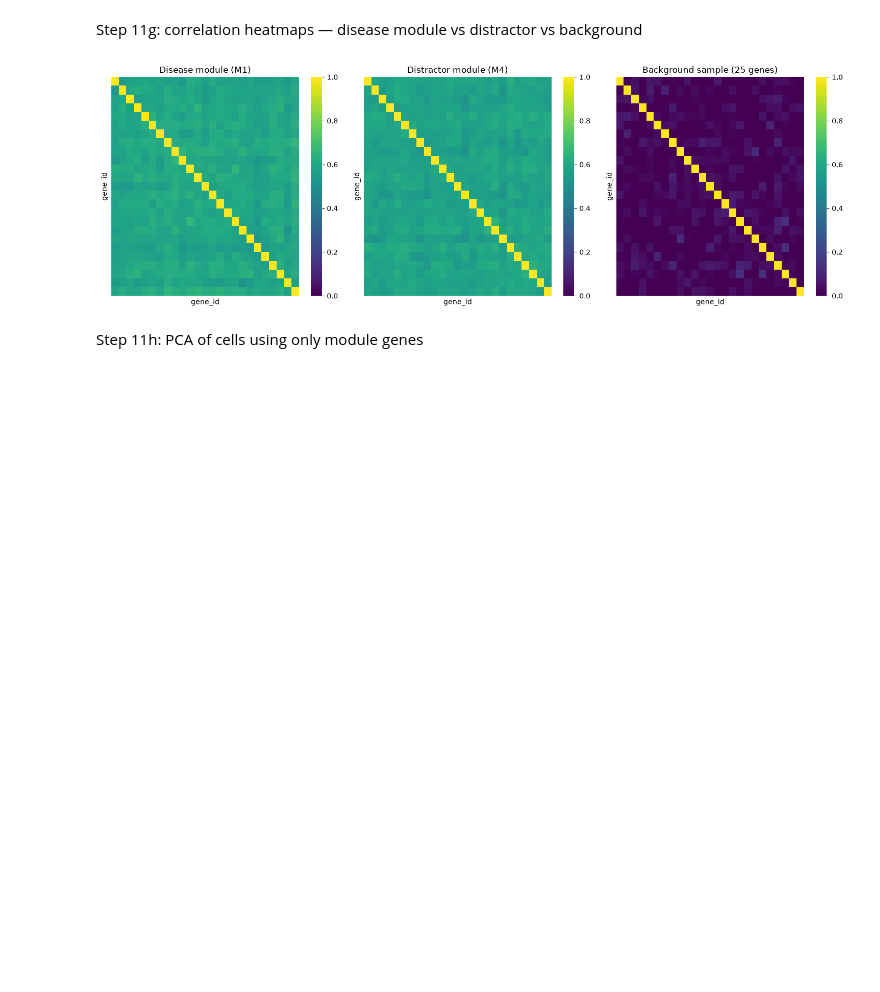
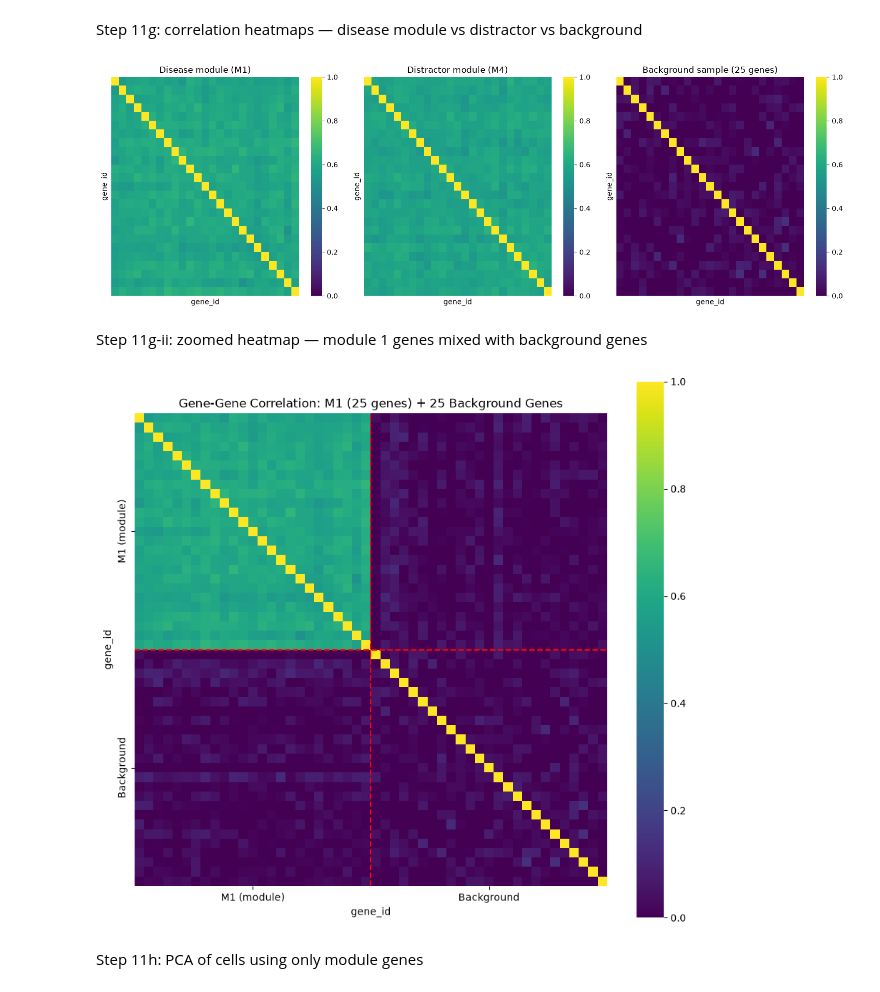
Before and after one commit to sierramendoza543/sierra-gating-project, a Jupyter notebook: edits_syntheticdata.ipynb, the cells around one changed output. Cells and saved outputs as stored; diff of their text form; code cells hidden in the pictures; blank space fills up the shorter version.

Commit message:
Add zoomed gene-gene correlation heatmap for module 1 vs background
Single 50x50 heatmap (module M1's 25 genes + 25 random background genes)
so the correlated module shows up as one clear 25x25 block against
uncorrelated background, rather than as separate side-by-side panels.

Co-Authored-By: Claude Sonnet 5 <noreply@anthropic.com>

```diff
--- a/edits_syntheticdata.ipynb
+++ b/edits_syntheticdata.ipynb
@@ -572,6 +572,37 @@ plt.tight_layout()
 plt.show()
 # %% [output]
 [figure]
+# %% [markdown]
+Step 11g-ii: zoomed heatmap — module 1 genes mixed with background genes
+# %%
+# Step 11g-ii: zoomed correlation heatmap -- module 1 mixed with background genes
+#
+# 50 genes total: the first 25 belong to disease module M1, the last 25 are
+# a random background sample (the same bg_sample used above). Unlike the
+# side-by-side panels above, this puts both gene sets in ONE matrix so the
+# M1 block should visibly stand out as a bright 25x25 square against the
+# uncorrelated background genes surrounding it.
+
+module1_genes = module_gene_lists[disease_modules[0]]
+mixed_gene_list = module1_genes + bg_sample
+mixed_corr = norm_mat_g1.loc[mixed_gene_list].T.corr()
+
+plt.figure(figsize=(9, 8))
+ax = sns.heatmap(
+    mixed_corr, vmin=0, vmax=1, cmap="viridis", cbar=True,
+    xticklabels=False, yticklabels=False, square=True
+)
+ax.axvline(len(module1_genes), color="red", linestyle="--", linewidth=1.5)
+ax.axhline(len(module1_genes), color="red", linestyle="--", linewidth=1.5)
+ax.set_xticks([len(module1_genes) / 2, len(module1_genes) + len(bg_sample) / 2])
+ax.set_xticklabels([f"{disease_modules[0]} (module)", "Background"])
+ax.set_yticks([len(module1_genes) / 2, len(module1_genes) + len(bg_sample) / 2])
+ax.set_yticklabels([f"{disease_modules[0]} (module)", "Background"], rotation=90, va="center")
+plt.title(f"Gene-Gene Correlation: {disease_modules[0]} (25 genes) + 25 Background Genes")
+plt.tight_layout()
+plt.show()
+# %% [output]
+[figure, added]
 # %% [markdown]
 Step 11h: PCA of cells using only module genes
 # %%
```
